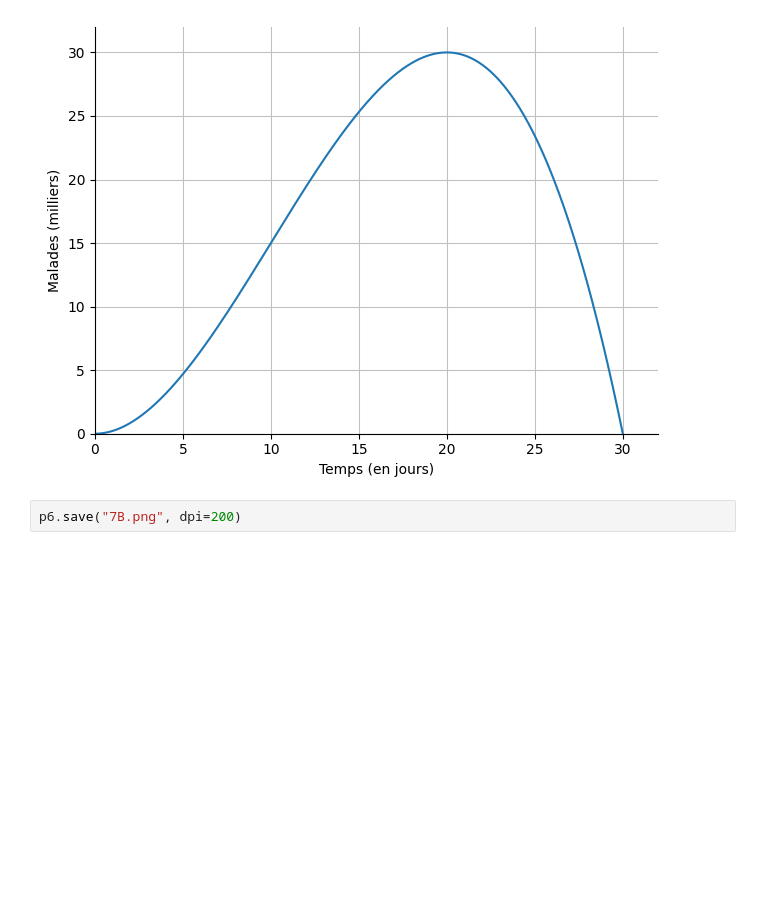
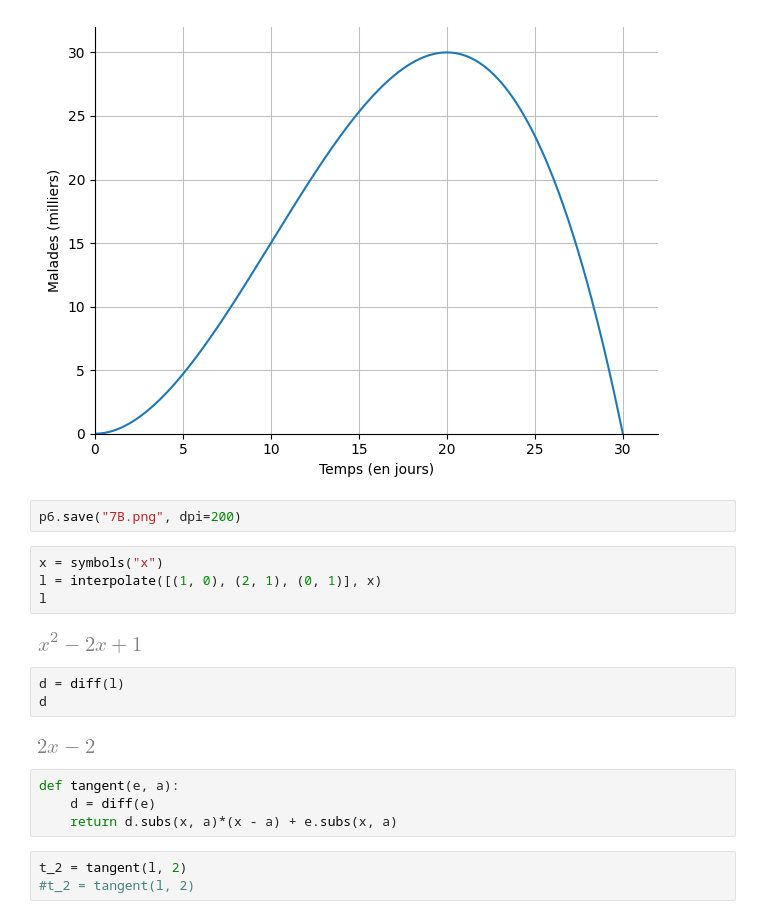
Before and after one commit to Alexandre-Fernandez-dev/Enseignement, a Jupyter notebook: Première/Ch 5 - Dérivation et applications/Contrôles/contrôle 4.ipynb, the cells around one changed output. Saved outputs shown, nothing was run; the diff lists cells and outputs as text; blank space fills up the shorter version.

```diff
--- a/Première/Ch 5 - Dérivation et applications/Contrôles/contrôle 4.ipynb
+++ b/Première/Ch 5 - Dérivation et applications/Contrôles/contrôle 4.ipynb
@@ -126,3 +126,21 @@ p6 = plot(l, (x,0,30), xlim=(0,32), ylim=(0,32), label=["$C_f$"], xlabel="Temps
 [figure]
 # %%
 p6.save("7B.png", dpi=200)
+# %%
+x = symbols("x")
+l = interpolate([(1, 0), (2, 1), (0, 1)], x)
+l
+# %% [output]
+[figure, added]
+# %%
+d = diff(l)
+d
+# %% [output]
+[figure, added]
+# %%
+def tangent(e, a):
+    d = diff(e)
+    return d.subs(x, a)*(x - a) + e.subs(x, a)
+# %%
+t_2 = tangent(l, 2)
+#t_2 = tangent(l, 2)
```
Also changed, not shown: parts of 8 cells of this notebook, 30 other files.
